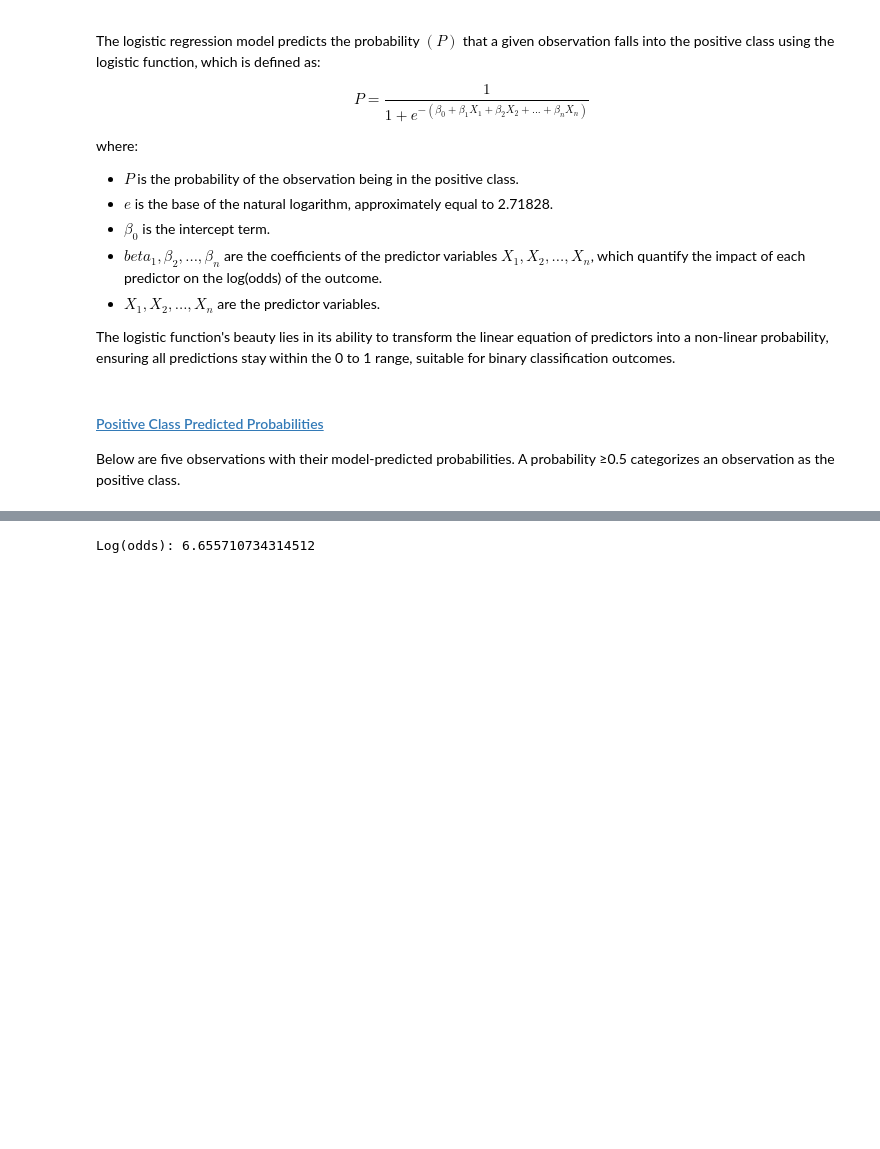
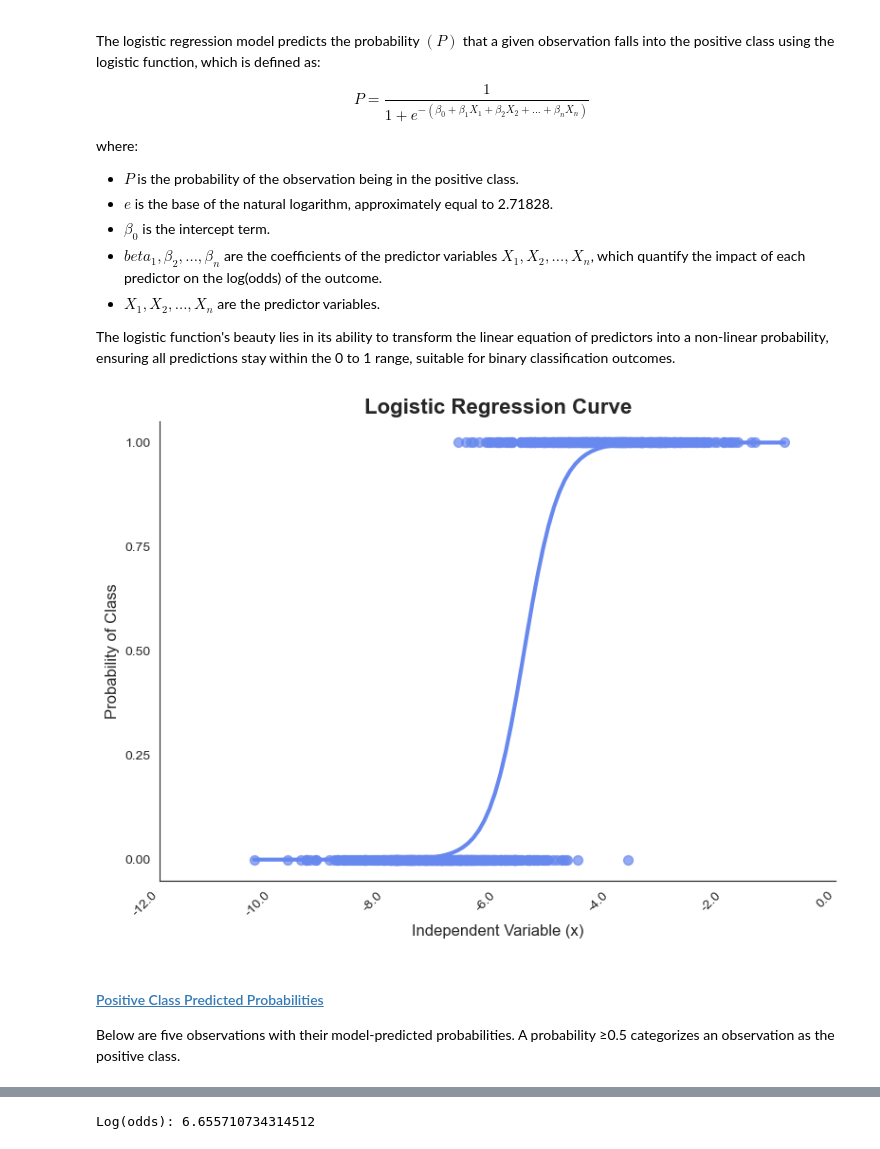
Before and after one commit to FutureGoose/fundamentals_logistic_regression, a Jupyter notebook: fundamentals_logistic_regression.ipynb, the cells around one changed output, grey strips where cells are left out. Saved outputs shown, nothing was run; the diff lists cells and outputs as text; code cells hidden in the pictures; blank space fills up the shorter version.

Commit message:
Bug fixes and new log regplot

```diff
--- a/fundamentals_logistic_regression.ipynb
+++ b/fundamentals_logistic_regression.ipynb
@@ -322,9 +306,39 @@ where:
 - $X_1, X_2, ..., X_n$ are the predictor variables.
 
 The logistic function's beauty lies in its ability to transform the linear equation of predictors into a non-linear probability, ensuring all predictions stay within the 0 to 1 range, suitable for binary classification outcomes.
-# %% [markdown]
-#### <a id='toc4_3_1_1_'></a>[Positive Class Predicted Probabilities](#toc0_)
-Below are five observations with their model-predicted probabilities. A probability ≥0.5 categorizes an observation as the positive class.
+# %%
+# Set the style and color palette
+sns.set_style('white')
+sns.set_palette('coolwarm')
+
+# Create a figure and axis
+fig, ax = plt.subplots(figsize=(8, 6))
+
+# Plot the logistic regression curve
+sns.regplot(x='x', y='class', data=df, logistic=True, ci=None, ax=ax,
+            scatter_kws={'s': 50, 'alpha': 0.7},
+            line_kws={'linewidth': 3})
+
+# Set the plot title and labels
+ax.set_title('Logistic Regression Curve', fontsize=16, fontweight='bold')
+ax.set_xlabel('Independent Variable (x)', fontsize=12)
+ax.set_ylabel('Probability of Class', fontsize=12)
+
+# Customize the axis ticks and labels
+ax.tick_params(axis='both', labelsize=10)
+ax.set_xticks(ax.get_xticks())
+ax.set_xticklabels(ax.get_xticks(), rotation=45, ha='right')
+ax.set_yticks([0, 0.25, 0.5, 0.75, 1])
+ax.set_yticklabels(['0.00', '0.25', '0.50', '0.75', '1.00'])
+
+# Adjust the layout and despine the plot
+plt.tight_layout()
+sns.despine()
+# %% [output]
+[figure, added]
+# %% [markdown]
+#### <a id='toc4_3_1_1_'></a>[Positive Class Predicted Probabilities](#toc0_)
+Below are five observations with their model-predicted probabilities. A probability ≥0.5 categorizes an observation as the positive class.
 # %%
 # Obtain predicted probabilities for the observations from the fitted model
 predicted_probabilities = grid_logreg.predict_proba(X_train)
```
Also changed, not shown: parts of 57 cells of this notebook.
